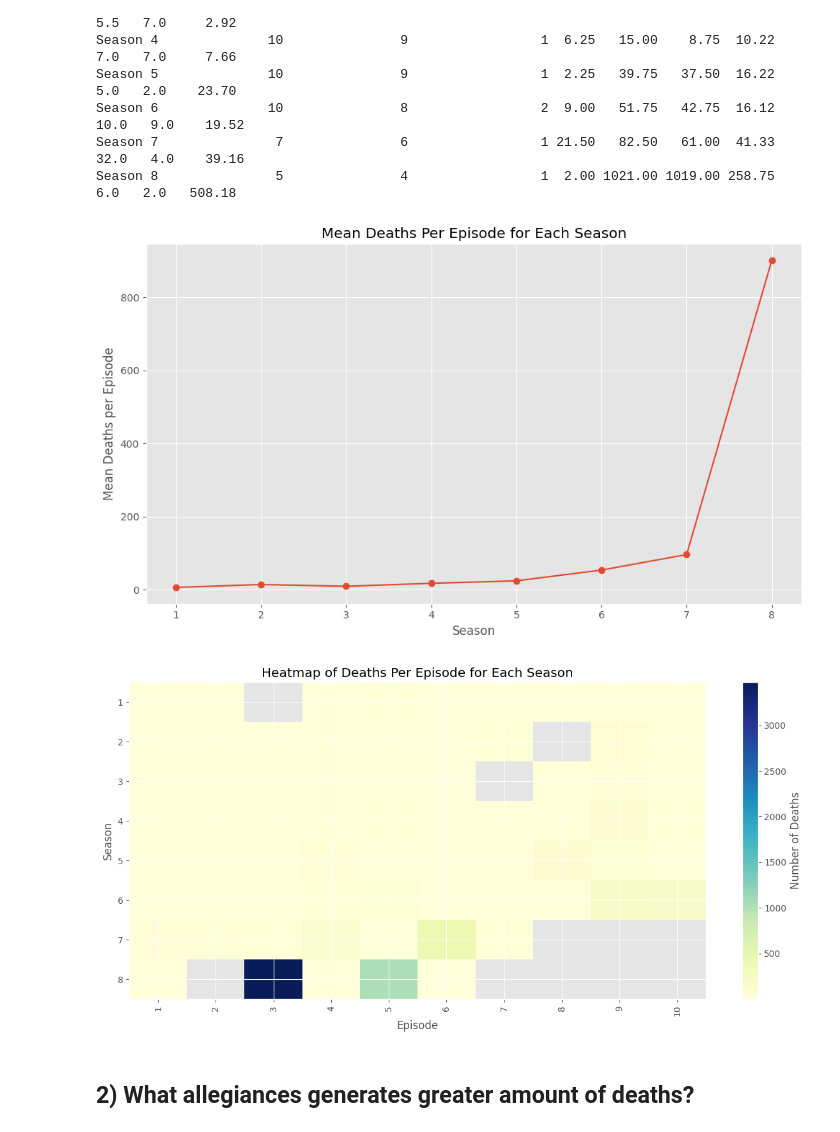
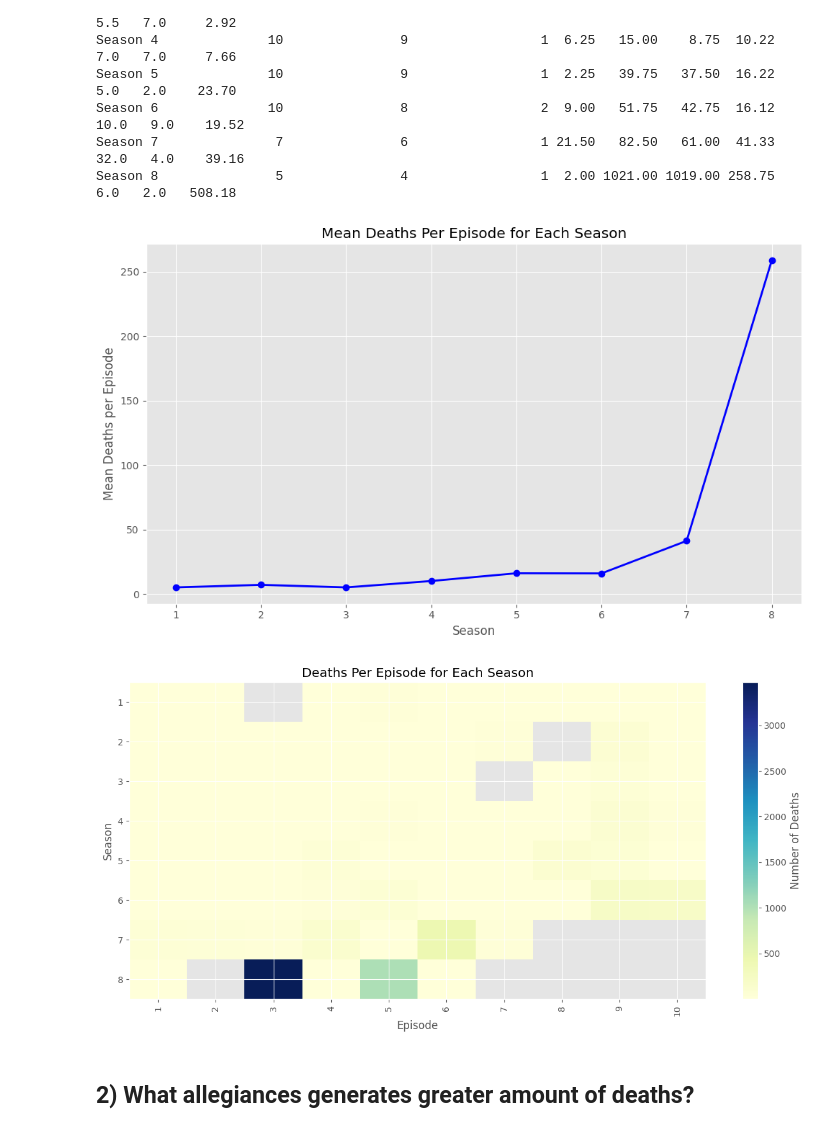
Before and after one commit to YoshChua/CSMODEL_MP, a Jupyter notebook: CSMODEL_MP.ipynb, the cells around one changed output. Saved outputs shown, nothing was run; the diff lists cells and outputs as text; code cells hidden in the pictures.

Commit message:
Added functions for line graph

```diff
--- a/CSMODEL_MP.ipynb
+++ b/CSMODEL_MP.ipynb
@@ -376,17 +376,21 @@ Season 6              10               8                 2  9.00   51.75   42.75
 Season 7               7               6                 1 21.50   82.50   61.00  41.33    32.0   4.0    39.16
 Season 8               5               4                 1  2.00 1021.00 1019.00 258.75     6.0   2.0   508.18
 # %%
+mean_deaths_per_season = results_df['Mean']
+
+mean_deaths_per_season.index = range(1, len(mean_deaths_per_season) + 1)
+
 plt.figure(figsize=(10, 6))
-plt.plot(mean_deaths_per_season.keys(), mean_deaths_per_season.values(), marker='o')
+plt.plot(mean_deaths_per_season.index, mean_deaths_per_season.values, marker='o', color='b', linestyle='-', linewidth=2)
 plt.title('Mean Deaths Per Episode for Each Season')
 plt.xlabel('Season')
 plt.ylabel('Mean Deaths per Episode')
-plt.xticks(range(1, 9))  # For seasons 1 to 8
+plt.xticks(range(1, 9))
 plt.grid(True)
 plt.tight_layout()
 plt.show()
 # %% [output]
-[figure, old version]
+[figure, new version]
 # %%
 deaths_per_episode = GOTdeaths_df.groupby(['episode', 'season'])['character_killed'].count()
 
@@ -399,13 +403,13 @@ plt.colorbar(label='Number of Deaths')
 plt.xticks(range(deaths_per_episode_unstacked.shape[1]), deaths_per_episode_unstacked.columns, rotation=90)
 plt.yticks(range(deaths_per_episode_unstacked.shape[0]), deaths_per_episode_unstacked.index)
 
-plt.title('Heatmap of Deaths Per Episode for Each Season')
+plt.title('Deaths Per Episode for Each Season')
 plt.xlabel('Episode')
 plt.ylabel('Season')
 plt.tight_layout()
 plt.show()
 # %% [output]
-[figure, old version]
+[figure, new version]
 # %% [markdown]
 ## 2) What allegiances generates greater amount of deaths?
 # %% [markdown]
```
Also changed, not shown: parts of 1 cell of this notebook.
